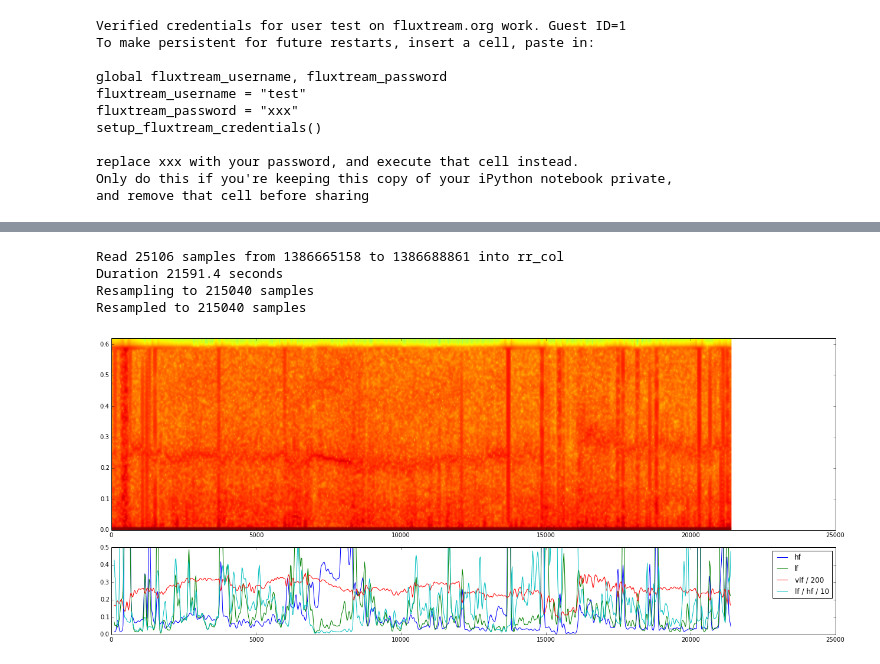
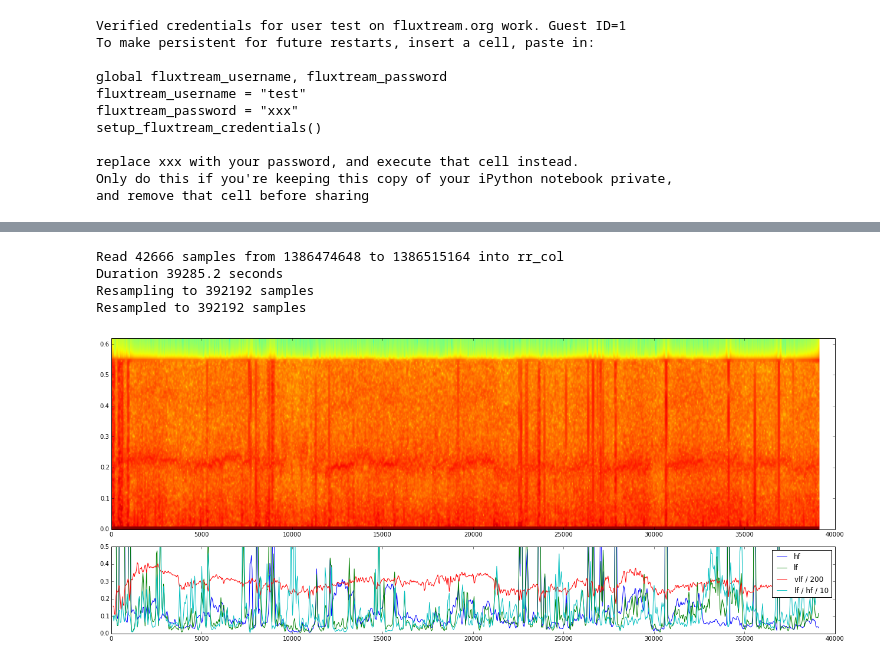
Before and after one commit to fluxtream/fluxtream-ipy, a Jupyter notebook: hrv.ipynb, the cells around one changed output, grey strips where cells are left out. Drawn from its saved outputs; the diff is of its cells as text; code cells hidden in the pictures.

```diff
--- a/hrv.ipynb
+++ b/hrv.ipynb
@@ -495,18 +494,18 @@ iframe_with_source(src, height='200px')
 # %%
 start_time = json.loads(fluxtream_date_axis_json)['min']
 end_time = json.loads(fluxtream_date_axis_json)['max']
 
 ts_col = []
 rr_col = []
 for row in fluxtream_get_csv(fluxtream_guest_id, ['PolarStrap.BeatSpacing'], start_time, end_time):
-    ts_col.append(float(row[0])
-    rr_col.append(float(row[1])
+    ts_col.append(float(row[0]))
+    rr_col.append(float(row[1]))
 
 print "Read %d samples from %d to %d into rr_col" % (len(rr_col), start_time, end_time)
 plot_hrv(ts_col, rr_col)
 # %% [output]
-Read 25106 samples from 1386665158 to 1386688861 into rr_col
-Duration 21591.4 seconds
-Resampling to 215040 samples
-Resampled to 215040 samples
+Read 42666 samples from 1386474648 to 1386515164 into rr_col
+Duration 39285.2 seconds
+Resampling to 392192 samples
+Resampled to 392192 samples
-[figure, old version]
+[figure, new version]
```
Also changed, not shown: parts of 13 cells of this notebook.
